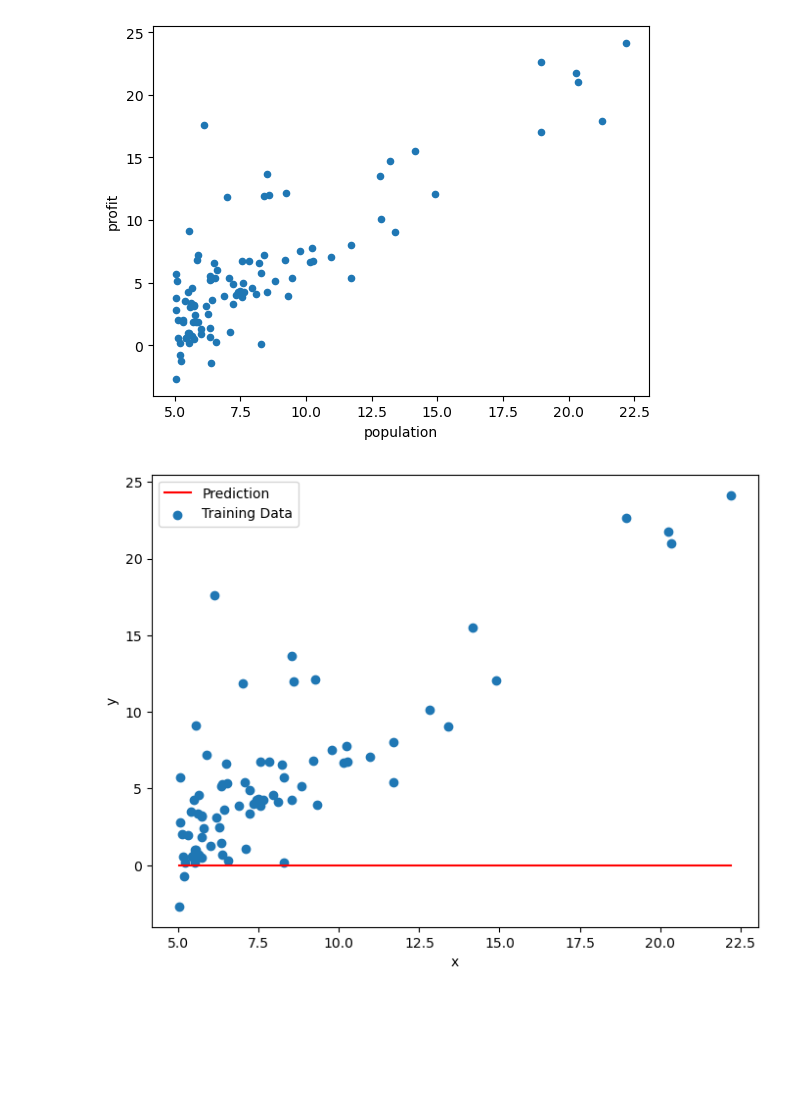
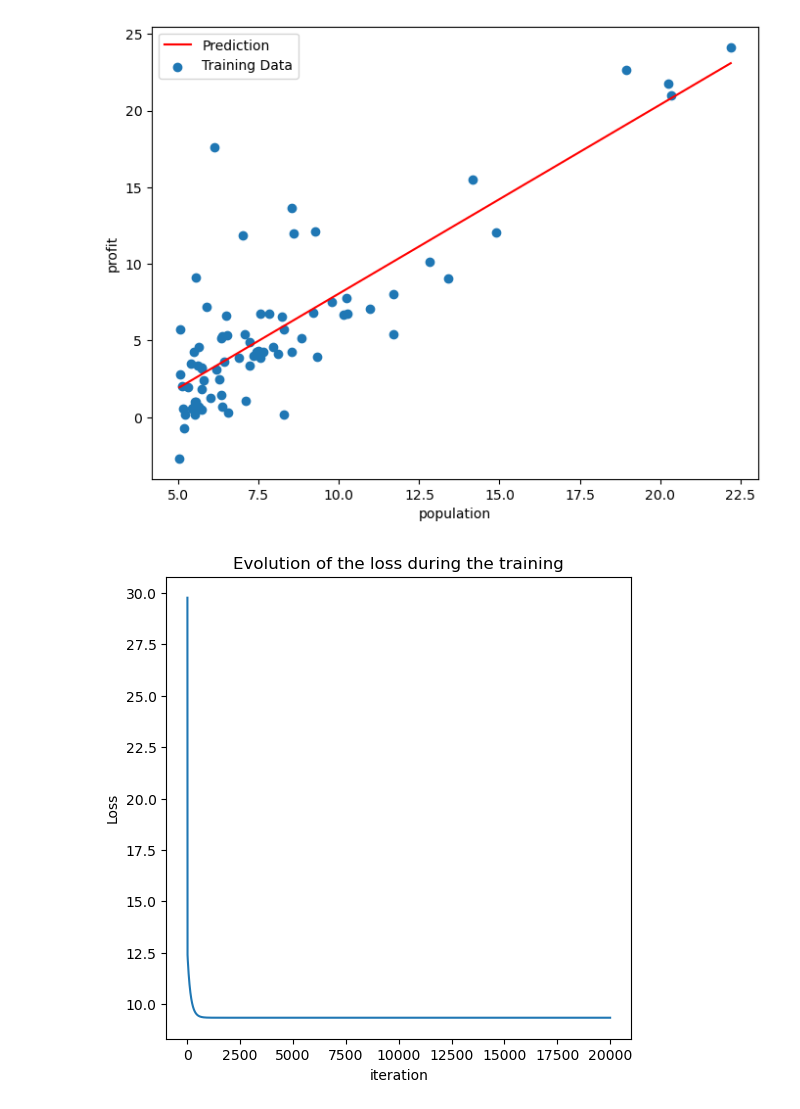
Before and after one commit to aarnezanocco/introML-2023, a Jupyter notebook: exercises/04-linear-regression/test.ipynb, the cells around one changed output. Drawn from its saved outputs; the diff is of its cells as text; code cells hidden in the pictures; blank space fills up the shorter version.

```diff
--- a/exercises/04-linear-regression/test.ipynb
+++ b/exercises/04-linear-regression/test.ipynb
@@ -7,9 +7,9 @@ import helpers
 
 restaurant_df = pd.read_csv('data/restaurant_data.csv')
 
-print(f"There are {restaurant_df.shape[0]} rows and {restaurant_df.shape[1]} columns.")
+#print(f"There are {restaurant_df.shape[0]} rows and {restaurant_df.shape[1]} columns.")
 restaurant_df.head(5)
-restaurant_df.plot(kind='scatter', x='population', y='profit')
+#restaurant_df.plot(kind='scatter', x='population', y='profit')
 X_train, y_train, X_test, y_test, feature_names = helpers.preprocess_data(restaurant_df, label="profit", train_size=0.8, seed=42)
 
 def add_constant(X: np.ndarray) -> np.ndarray:
@@ -19,50 +19,75 @@ def add_constant(X: np.ndarray) -> np.ndarray:
 X_train = add_constant(X_train)
 X_test = add_constant(X_test)
 
-print(np.matmul(add_constant(X_test).T,add_constant(X_test)))
-print(f"Features: {feature_names}")
-print('Training set features:')
-print(f'X_train: \n {X_train[:10]}')
-print('\nTraining set labels:')
-print(f'y_train: \n {y_train[:10]}')
-print('Training set shape:')
-print(f'X: {X_train.shape}, y: {y_train.shape}')
-print('\nTest set shape:')
-print(f'X: {X_test.shape}, y: {y_test.shape}')
+#print(np.matmul(add_constant(X_test).T,add_constant(X_test)))
+#print(f"Features: {feature_names}")
+#print('Training set features:')
+#print(f'X_train: \n {X_train[:10]}')
+#print('\nTraining set labels:')
+#print(f'y_train: \n {y_train[:10]}')
+#print('Training set shape:')
+#print(f'X: {X_train.shape}, y: {y_train.shape}')
+#print('\nTest set shape:')
+#print(f'X: {X_test.shape}, y: {y_test.shape}')
 
 def mse_loss(X: np.ndarray, y: np.ndarray, w: np.ndarray) -> float:
     loss=(1/len(y))*(np.matmul((np.matmul(X,w)-y).T,np.matmul(X,w)-y))
     return loss
 
 zero_weights = np.zeros(X_train.shape[1])
-print(zero_weights)
+#print(zero_weights)
 train_loss = mse_loss(X_train, y_train, zero_weights)
 test_loss = mse_loss(X_test, y_test, zero_weights)
-print(f"Train loss: {train_loss:.5f}")
-print(f"Test loss: {test_loss:.5f}")
-helpers.plot_linear_regression_2d(X=X_train, y=y_train, w=zero_weights)
+#print(f"Train loss: {train_loss:.5f}")
+#print(f"Test loss: {test_loss:.5f}")
+#helpers.plot_linear_regression_2d(X=X_train, y=y_train, w=zero_weights)
 
 def mse_gradient(X: np.ndarray, y: np.ndarray, w: np.ndarray) -> np.ndarray:
-
     grad = (2/len(y))*(np.matmul(X.T,np.matmul(X,w)-y))
-    ### END CODE HERE ###
     return grad
 
 def gradient_descent(X: np.ndarray, y: np.ndarray, w: np.ndarray, alpha: float, max_iters: int) -> (np.ndarray, np.ndarray):
     losses = np.zeros(max_iters)
-
     for n_iter in range(max_iters):
         w = w-alpha*mse_gradient(X,y,w)
         # Compute the loss with the updated w
-        loss = (1/len(y))*(np.matmul((matmul(X,w)-y).T,np.matmul(X,w)-y))
-
+        loss = (1/len(y))*(np.matmul((np.matmul(X,w)-y).T,np.matmul(X,w)-y))
         losses[n_iter] = loss
-
         if n_iter % (max_iters / 20) == 0:
             if w.shape[0] == 2:
                 print(f"Iteration {n_iter}: loss={loss:.5f}, w0={w[0]:.3f}, w1={w[1]:.3f}")
             else:
                 print(f"Iteration {n_iter}: loss={loss:.5f}")
+    return w, losses
 
-    return w, losses
+alpha = 0.01
+iters = 20000
+w = np.zeros((X_train.shape[1], ))
+w, loss = gradient_descent(X_train, y_train, w, alpha, iters)
+
+train_loss = mse_loss(X_train, y_train, w)
+test_loss = mse_loss(X_test, y_test, w)
+#print(f"Train loss: {train_loss:.5f}")
+#print(f"Test loss: {test_loss:.5f}")
+
+helpers.plot_linear_regression_2d(X=X_train, y=y_train, w=w, feature_name="population", label_name="profit")
+helpers.plot_loss(loss)
+
+def least_squares(X: np.ndarray, y: np.ndarray) -> np.ndarray:
+    w = np.linalg.solve(np.matmul(X.T,X),np.matmul(X.T,y))
+    return w
+
+ls_w = least_squares(X_train, y_train)
+print(ls_w)
+train_loss = mse_loss(X_train, y_train, ls_w)
+test_loss = mse_loss(X_test, y_test, ls_w)
+print(f"Train loss: {train_loss:.5f}")
+print(f"Test loss: {test_loss:.5f}")
+
+def predict(X, w):
+    y_hat = np.matmul(w,X)
+    return y_hat
+
+expected_profit = predict([1, 10], w)
+print(f"A new restaurant in a city of 10'000 inhabitants has an expected profit of {expected_profit*1000:.2f} $.")
 # %% [output]
@@ -86,2 +114,2 @@ Test loss: 71.79680
-[figure, old version]
+[figure, new version]
-[figure, old version]
+[figure, new version]
```
Also changed, not shown: parts of 1 cell of this notebook.
